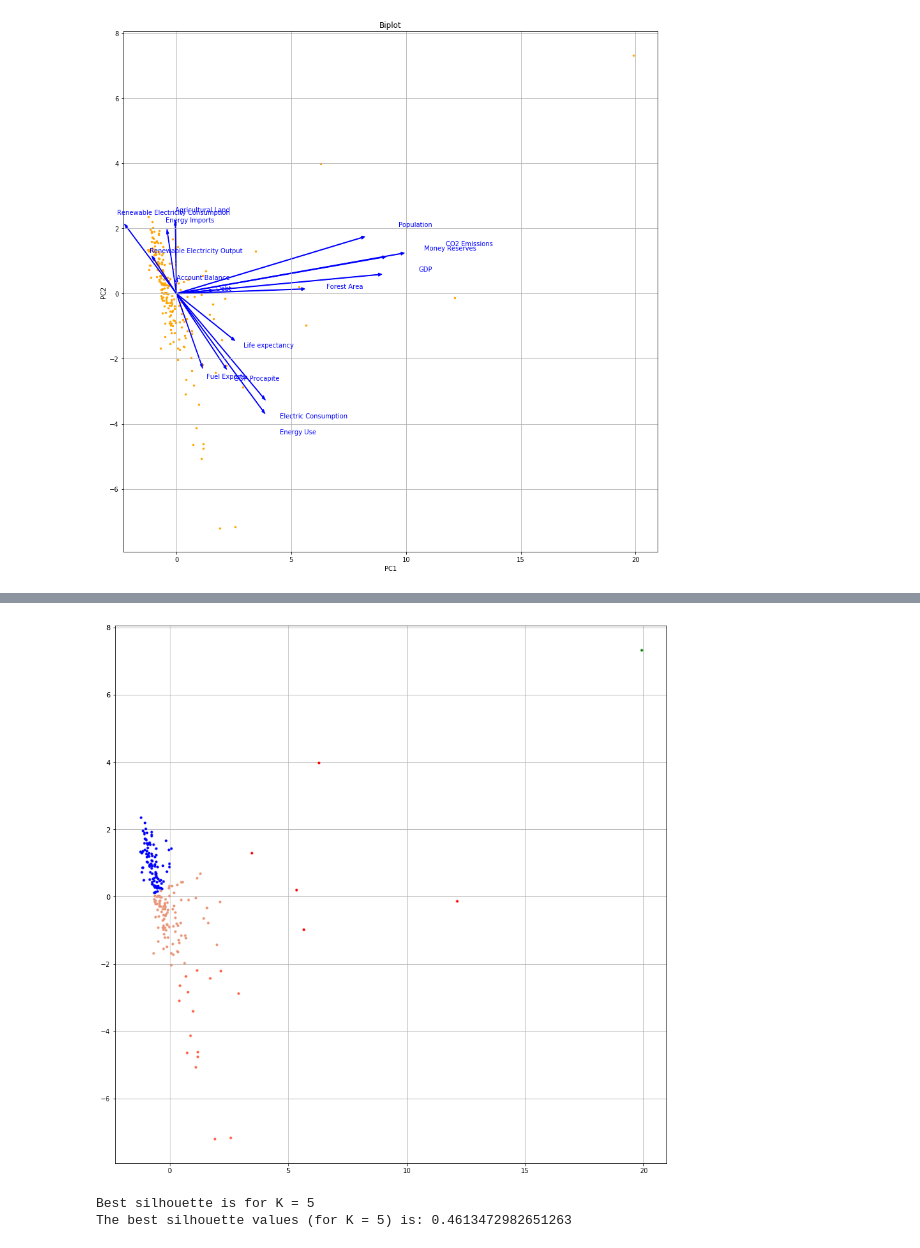
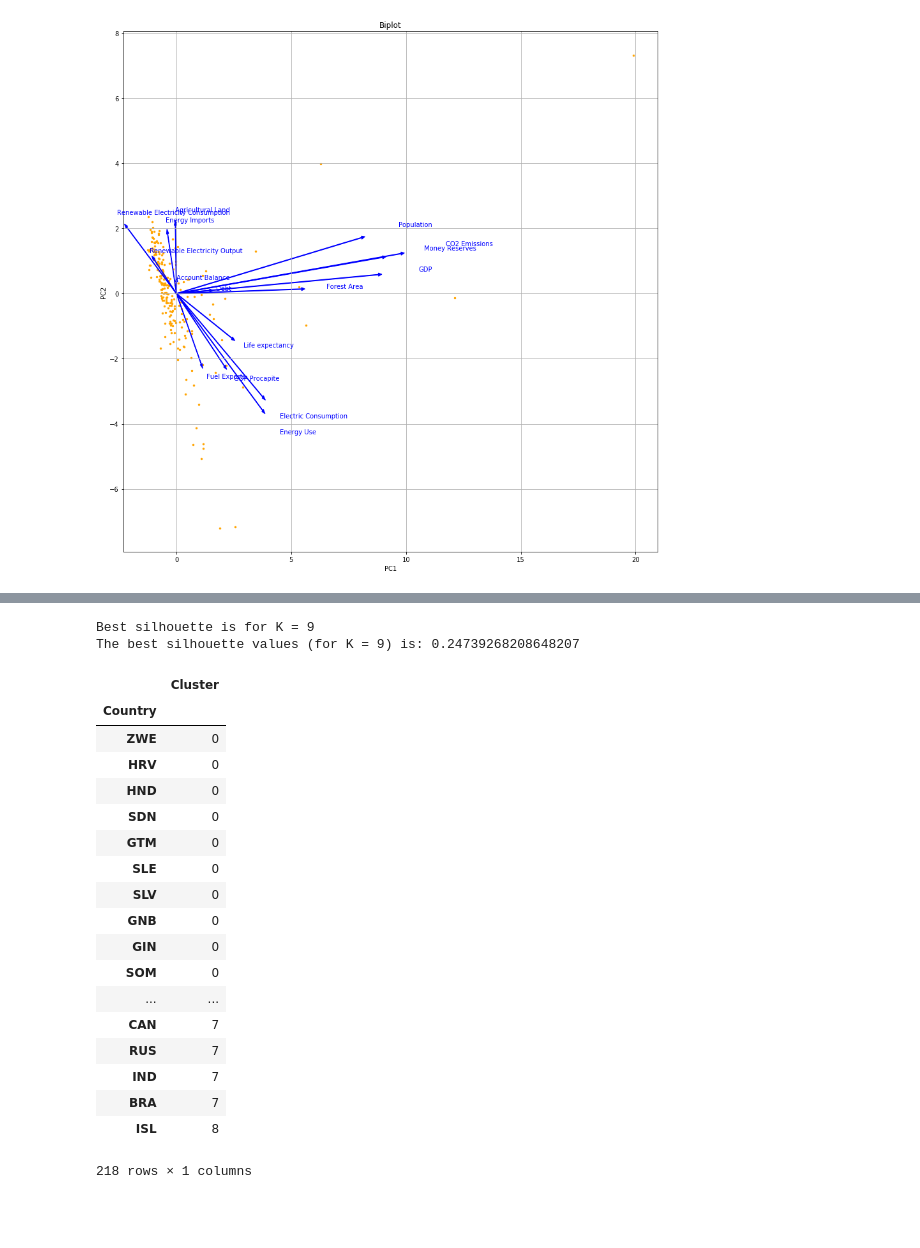
Before and after one commit to AngeloDamiani/DA-DDD-Project, a Jupyter notebook: main_notebook.ipynb, the cells around one changed output, grey strips where cells are left out. Saved outputs shown, nothing was run; the diff lists cells and outputs as text; code cells hidden in the pictures; blank space fills up the shorter version.

```diff
--- a/main_notebook.ipynb
+++ b/main_notebook.ipynb
@@ -723,51 +742,63 @@ Qui mettiamo come abbiamo fatto il K-Means clustering e che risultati abbiamo ot
 from sklearn.cluster import KMeans
 from sklearn.metrics import silhouette_samples, silhouette_score
 
-# Libraries for plot colors
-from random import shuffle
-import matplotlib._color_data as mcd
 
 # First 2 Principal components DataFrame
-PCA2 = data_transformed.iloc[:,0:2]
+PCA2 = data_transformed.iloc[:,:n_examined]
 
 # Best silhouette and clustering initialization
 best_silhouette = 0
 best_clustering = None
 
-# Random state
-seed = 1000
+# Random initial state
+seed = 500
 
 # Clustering several times to search for the best silhouette
-for n_cluster in range(4,15):
+for n_cluster in range(4,30):
 
     # random_state is the seed to have always the same starting points
     kmeans = KMeans(n_clusters=n_cluster, random_state=seed).fit(PCA2)
     cluster_labels = kmeans.predict(PCA2)
 
     # Silhouette avg computing (Silhouette of the clustering)
     silhouette_avg = silhouette_score(PCA2, cluster_labels)
     # If I found a better silhouette, I change the previous one
     if silhouette_avg > best_silhouette:
         best_silhouette = silhouette_avg
         best_clustering = cluster_labels
 
 # The best number of cluster is the highest (numeric) label + 1 (since the labels start from 0)
 best_n_clusters = max(best_clustering)+1
 
-# Points plotting
-basic_colors = ["Blue","Green","Red"]
-all_colors = [name for name in mcd.CSS4_COLORS]
-shuffle(all_colors)
-colors = basic_colors + [item for item in all_colors if item not in basic_colors]
-
-for i in range(len(xs)):
-    plt.plot(xs[i], ys[i], 'bo', c=colors[best_clustering[i]], markersize=3)
-
-plt.grid()
-plt.show()
 print("Best silhouette is for K = "+ str(best_n_clusters))
 print("The best silhouette values (for K = " + str(best_n_clusters)+") is: "+str(best_silhouette))
+# Printing of cluster colors for each country
+
+cluster_column_name = "Cluster"
+clusters = pd.DataFrame(best_clustering, index = target_df.index, columns = [cluster_column_name])
+clusters = clusters.sort_values(by=cluster_column_name)
+
+
+clusters
 # %% [output]
-[figure, removed]
-Best silhouette is for K = 5
-The best silhouette values (for K = 5) is: 0.4613472982651263
+Best silhouette is for K = 9
+The best silhouette values (for K = 9) is: 0.24739268208648207
+|  | Cluster |
+| Country |  |
+| ZWE | 0 |
+| HRV | 0 |
+| HND | 0 |
+| SDN | 0 |
+| GTM | 0 |
+| SLE | 0 |
+| SLV | 0 |
+| GNB | 0 |
+| GIN | 0 |
+| SOM | 0 |
+| ... | ... |
+| CAN | 7 |
+| RUS | 7 |
+| IND | 7 |
+| BRA | 7 |
+| ISL | 8 |
+218 rows × 1 columns
```
Also changed, not shown: parts of 21 cells of this notebook.
